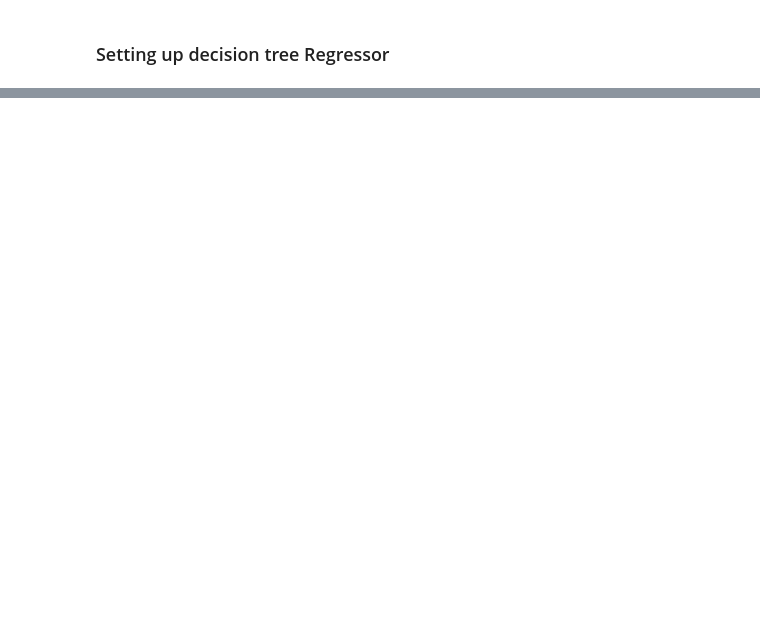
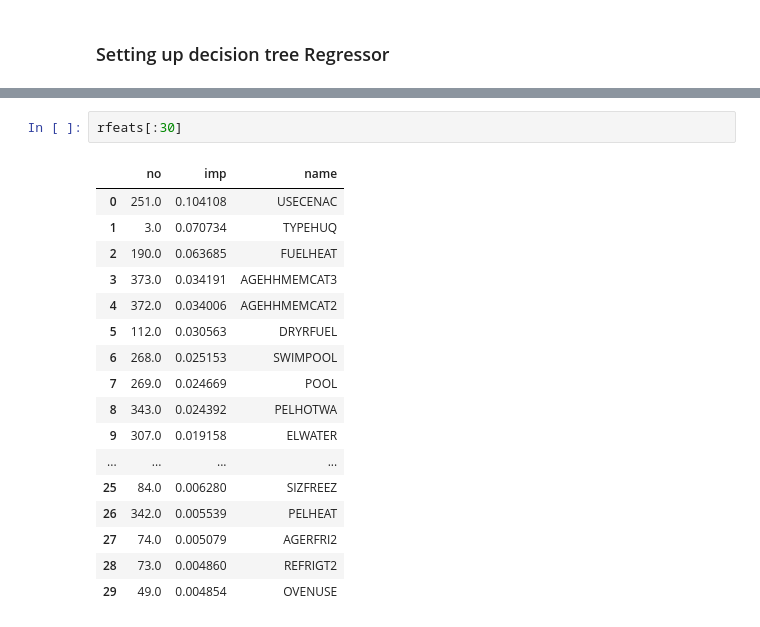
Before and after one commit to mohi7621/Springboard, a Jupyter notebook: capstone/decision-tree-regressor.ipynb, the cells around one changed output, grey strips where cells are left out. Drawn from its saved outputs; the diff is of its cells as text; blank space fills up the shorter version.

```diff
--- a/capstone/decision-tree-regressor.ipynb
+++ b/capstone/decision-tree-regressor.ipynb
@@ -204,0 +130,20 @@ array([False, False, False,  True,  True,  True, False, False, False,
+# %%
+rfeats[:30]
+# %% [output]
+|  | no | imp | name |
+| 0 | 251.0 | 0.104108 | USECENAC |
+| 1 | 3.0 | 0.070734 | TYPEHUQ |
+| 2 | 190.0 | 0.063685 | FUELHEAT |
+| 3 | 373.0 | 0.034191 | AGEHHMEMCAT3 |
+| 4 | 372.0 | 0.034006 | AGEHHMEMCAT2 |
+| 5 | 112.0 | 0.030563 | DRYRFUEL |
+| 6 | 268.0 | 0.025153 | SWIMPOOL |
+| 7 | 269.0 | 0.024669 | POOL |
+| 8 | 343.0 | 0.024392 | PELHOTWA |
+| 9 | 307.0 | 0.019158 | ELWATER |
+| ... | ... | ... | ... |
+| 25 | 84.0 | 0.006280 | SIZFREEZ |
+| 26 | 342.0 | 0.005539 | PELHEAT |
+| 27 | 74.0 | 0.005079 | AGERFRI2 |
+| 28 | 73.0 | 0.004860 | REFRIGT2 |
+| 29 | 49.0 | 0.004854 | OVENUSE |
```
Also changed, not shown: parts of 30 cells of this notebook, 5 other files.
